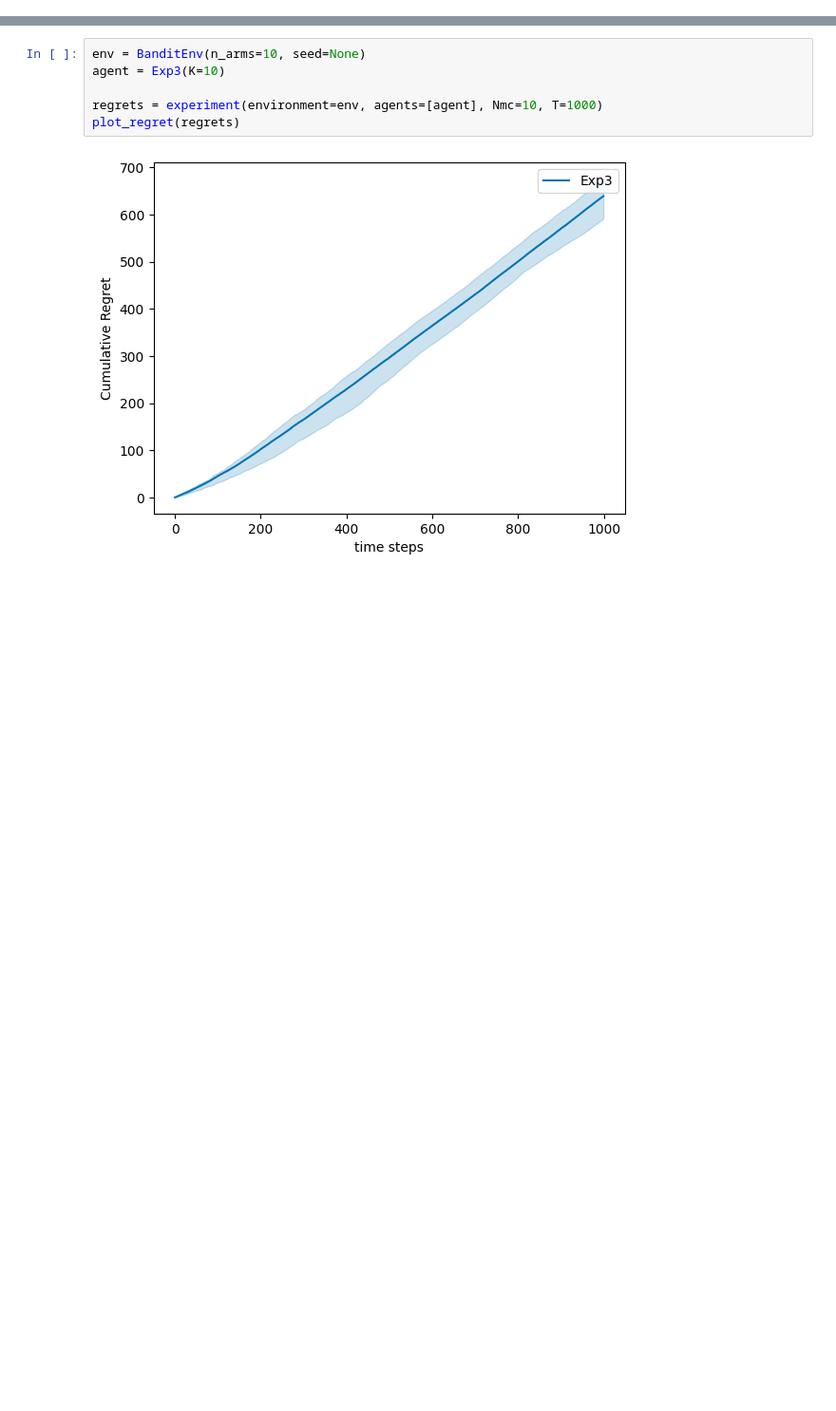
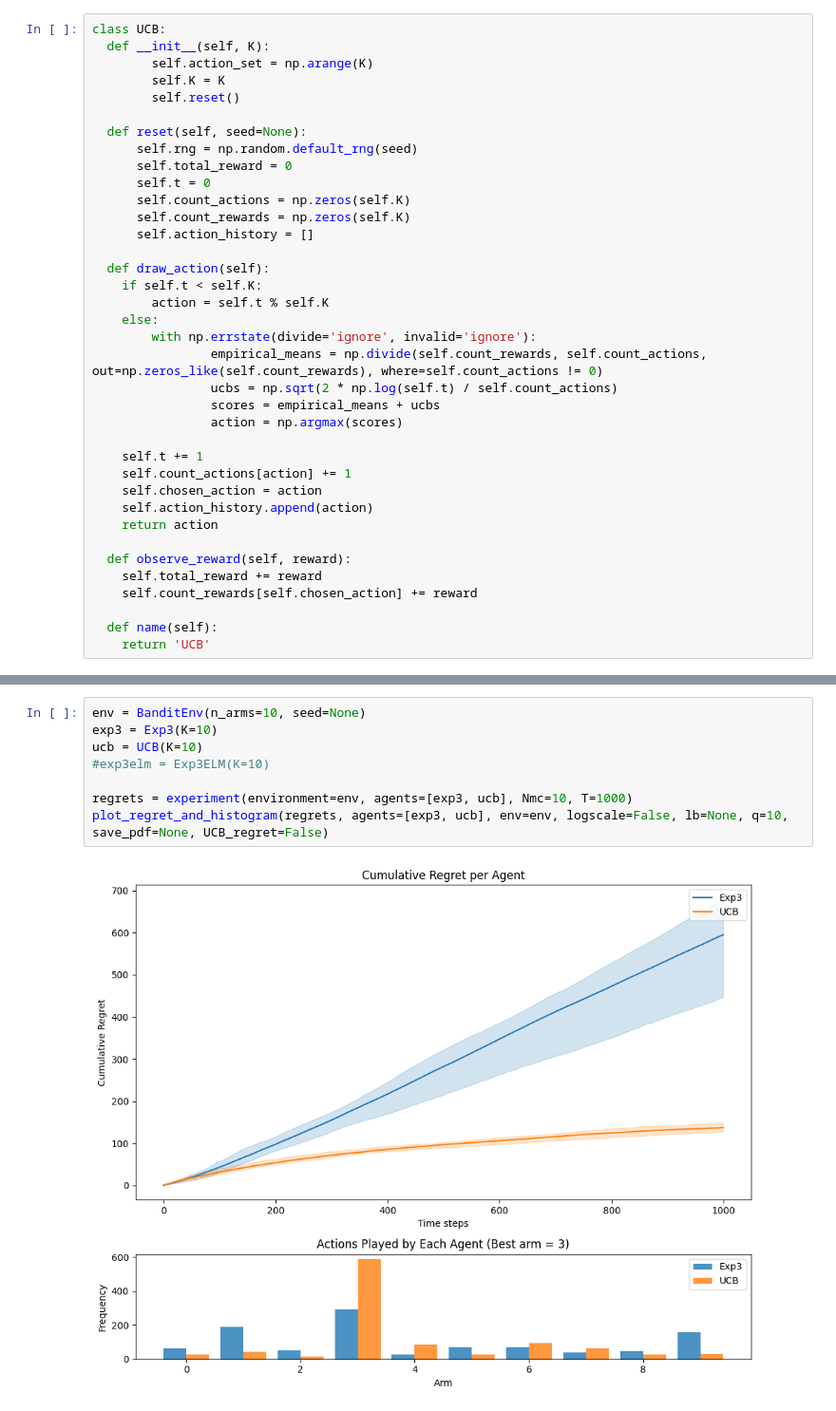
Before and after one commit to AugustinCablant/CRITEO-INTERNSHIP, a Jupyter notebook: MAB_simulations.ipynb, the cells around one changed output, grey strips where cells are left out. Shown at 95% size. Drawn from its saved outputs; the diff is of its cells as text; blank space fills up the shorter version.

```diff
--- a/MAB_simulations.ipynb
+++ b/MAB_simulations.ipynb
@@ -95,0 +170,37 @@ class Exp3():
+# %%
+class UCB:
+  def __init__(self, K):
+        self.action_set = np.arange(K)
+        self.K = K
+        self.reset()
+
+  def reset(self, seed=None):
+      self.rng = np.random.default_rng(seed)
+      self.total_reward = 0
+      self.t = 0
+      self.count_actions = np.zeros(self.K)
+      self.count_rewards = np.zeros(self.K)
+      self.action_history = []
+
+  def draw_action(self):
+    if self.t < self.K:
+        action = self.t % self.K
+    else:
+        with np.errstate(divide='ignore', invalid='ignore'):
+                empirical_means = np.divide(self.count_rewards, self.count_actions, out=np.zeros_like(self.count_rewards), where=self.count_actions != 0)
+                ucbs = np.sqrt(2 * np.log(self.t) / self.count_actions)
+                scores = empirical_means + ucbs
+                action = np.argmax(scores)
+
+    self.t += 1
+    self.count_actions[action] += 1
+    self.chosen_action = action
+    self.action_history.append(action)
+    return action
+
+  def observe_reward(self, reward):
+    self.total_reward += reward
+    self.count_rewards[self.chosen_action] += reward
+
+  def name(self):
+    return 'UCB'
@@ -163,8 +455,10 @@ def plot_regret(regrets, logscale = False, lb = None, q = 10, save_pdf = None, U
 # %%
 env = BanditEnv(n_arms=10, seed=None)
-agent = Exp3(K=10)
+exp3 = Exp3(K=10)
+ucb = UCB(K=10)
+#exp3elm = Exp3ELM(K=10)
 
-regrets = experiment(environment=env, agents=[agent], Nmc=10, T=1000)
-plot_regret(regrets)
+regrets = experiment(environment=env, agents=[exp3, ucb], Nmc=10, T=1000)
+plot_regret_and_histogram(regrets, agents=[exp3, ucb], env=env, logscale=False, lb=None, q=10, save_pdf=None, UCB_regret=False)
 # %% [output]
-[figure, old version]
+[figure, new version]
```
Also changed, not shown: parts of 7 cells of this notebook.
